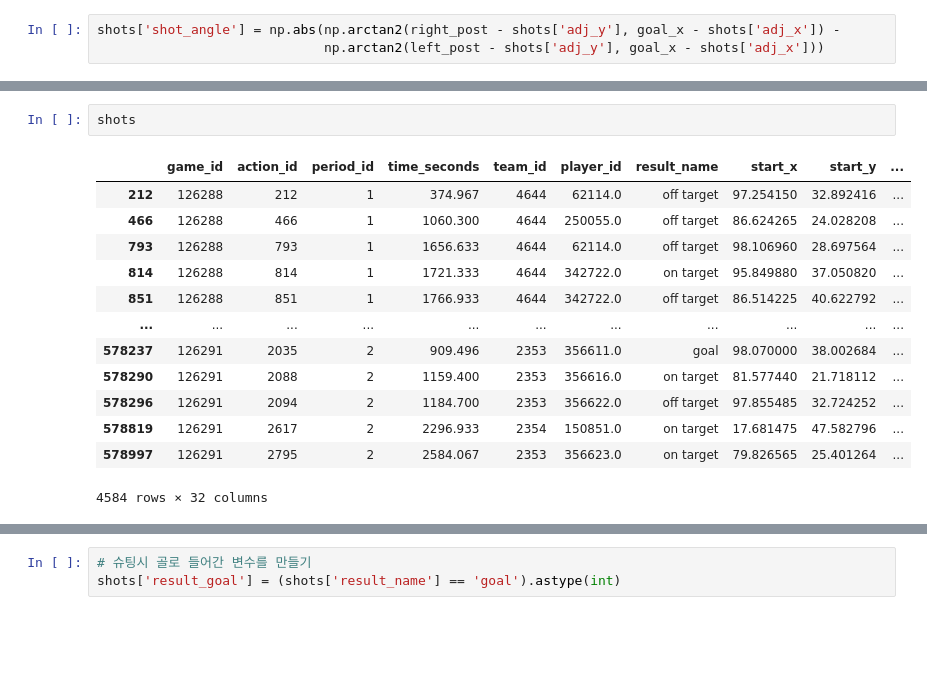
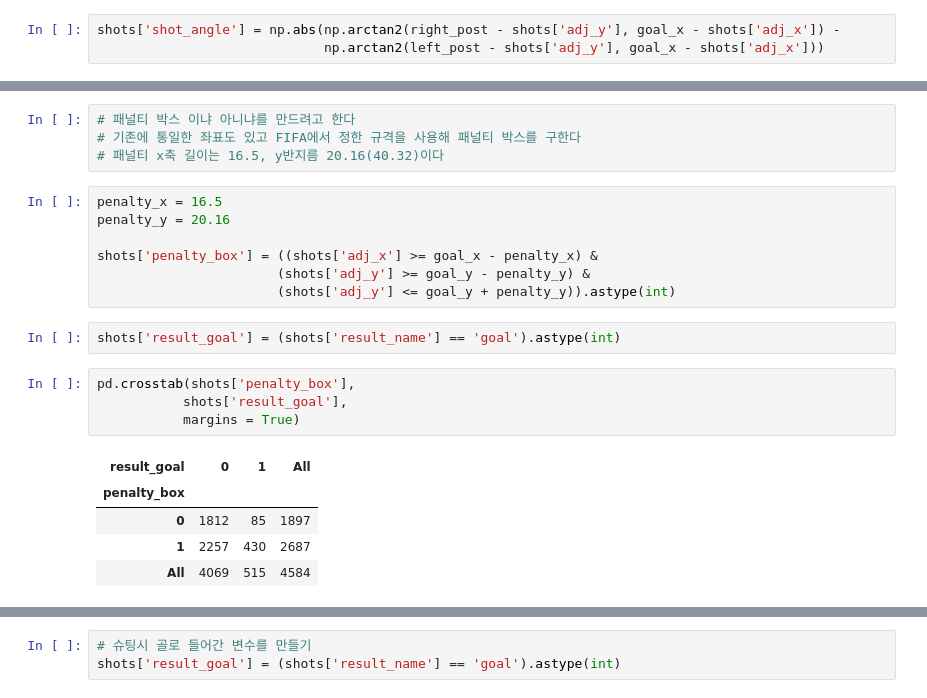
Before and after one commit to bories97/Python, a Jupyter notebook: 공모전 데이터/k-league data 분석 새로운 변수, 모델 적용 테스트용.ipynb, the cells around one changed output, grey strips where cells are left out. Drawn from its saved outputs; the diff is of its cells as text; blank space fills up the shorter version.

```diff
--- a/공모전 데이터/k-league data 분석 새로운 변수, 모델 적용 테스트용.ipynb
+++ b/공모전 데이터/k-league data 분석 새로운 변수, 모델 적용 테스트용.ipynb
@@ -379,16 +379,23 @@ plt.show()                                   #라디안 각도로 나오기때
+# %%
+# 패널티 박스 이냐 아니냐를 만드려고 한다
+# 기존에 통일한 좌표도 있고 FIFA에서 정한 규격을 사용해 패널티 박스를 구한다
+# 패널티 x축 길이는 16.5, y반지름 20.16(40.32)이다
+# %%
+penalty_x = 16.5
+penalty_y = 20.16
+
+shots['penalty_box'] = ((shots['adj_x'] >= goal_x - penalty_x) &
+                       (shots['adj_y'] >= goal_y - penalty_y) &
+                       (shots['adj_y'] <= goal_y + penalty_y)).astype(int)
+# %%
+shots['result_goal'] = (shots['result_name'] == 'goal').astype(int)
 # %%
-shots
+pd.crosstab(shots['penalty_box'],
+           shots['result_goal'],
+           margins = True)
 # %% [output]
-|  | game_id | action_id | period_id | time_seconds | team_id | player_id | result_name | start_x | start_y | ... |
-| 212 | 126288 | 212 | 1 | 374.967 | 4644 | 62114.0 | off target | 97.254150 | 32.892416 | ... |
-| 466 | 126288 | 466 | 1 | 1060.300 | 4644 | 250055.0 | off target | 86.624265 | 24.028208 | ... |
-| 793 | 126288 | 793 | 1 | 1656.633 | 4644 | 62114.0 | off target | 98.106960 | 28.697564 | ... |
-| 814 | 126288 | 814 | 1 | 1721.333 | 4644 | 342722.0 | on target | 95.849880 | 37.050820 | ... |
-| 851 | 126288 | 851 | 1 | 1766.933 | 4644 | 342722.0 | off target | 86.514225 | 40.622792 | ... |
-| ... | ... | ... | ... | ... | ... | ... | ... | ... | ... | ... |
-| 578237 | 126291 | 2035 | 2 | 909.496 | 2353 | 356611.0 | goal | 98.070000 | 38.002684 | ... |
-| 578290 | 126291 | 2088 | 2 | 1159.400 | 2353 | 356616.0 | on target | 81.577440 | 21.718112 | ... |
-| 578296 | 126291 | 2094 | 2 | 1184.700 | 2353 | 356622.0 | off target | 97.855485 | 32.724252 | ... |
-| 578819 | 126291 | 2617 | 2 | 2296.933 | 2354 | 150851.0 | on target | 17.681475 | 47.582796 | ... |
-| 578997 | 126291 | 2795 | 2 | 2584.067 | 2353 | 356623.0 | on target | 79.826565 | 25.401264 | ... |
+| result_goal | 0 | 1 | All |
+| penalty_box |  |  |  |
+| 0 | 1812 | 85 | 1897 |
+| 1 | 2257 | 430 | 2687 |
+| All | 4069 | 515 | 4584 |
-4584 rows × 32 columns
```
Also changed, not shown: parts of 45 cells of this notebook.
